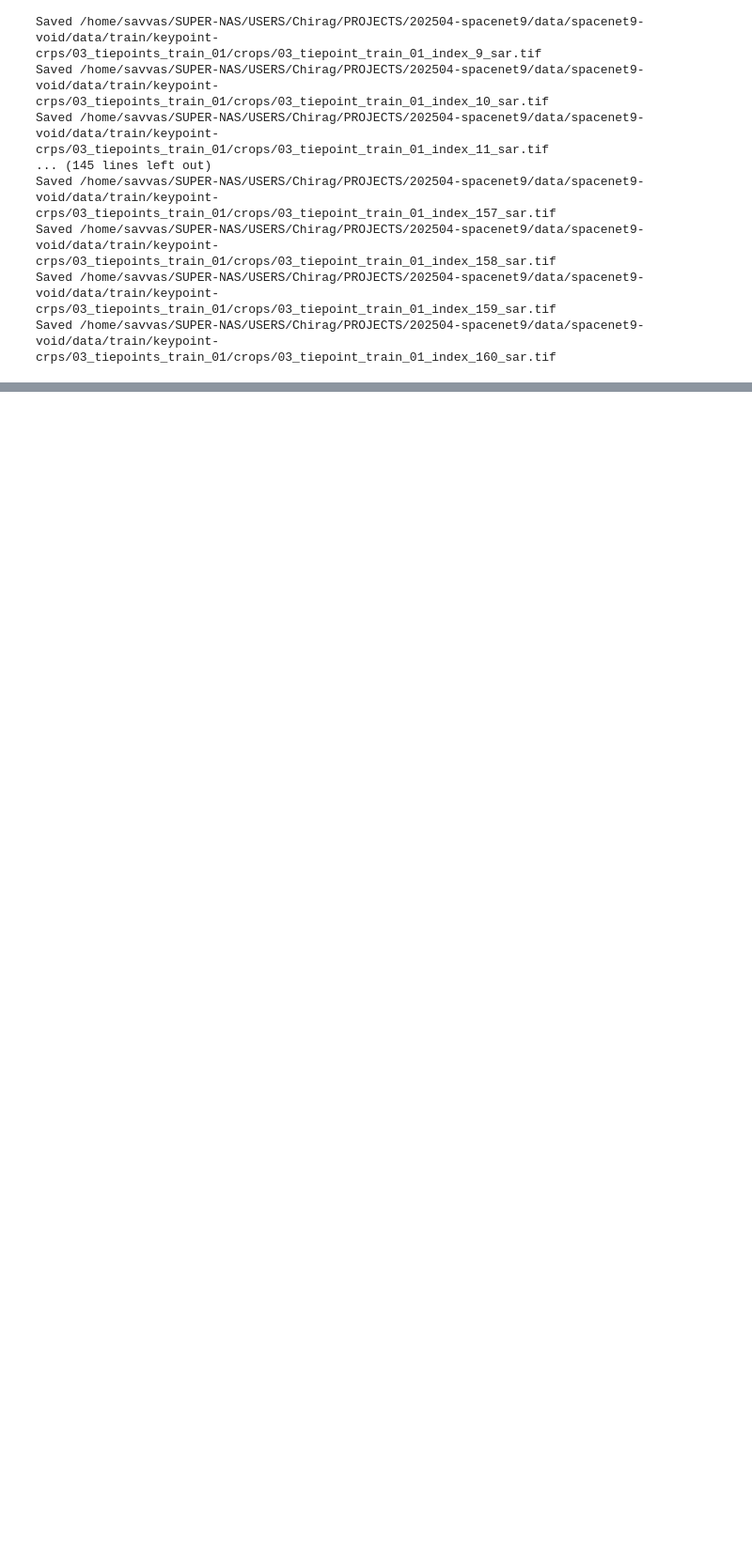
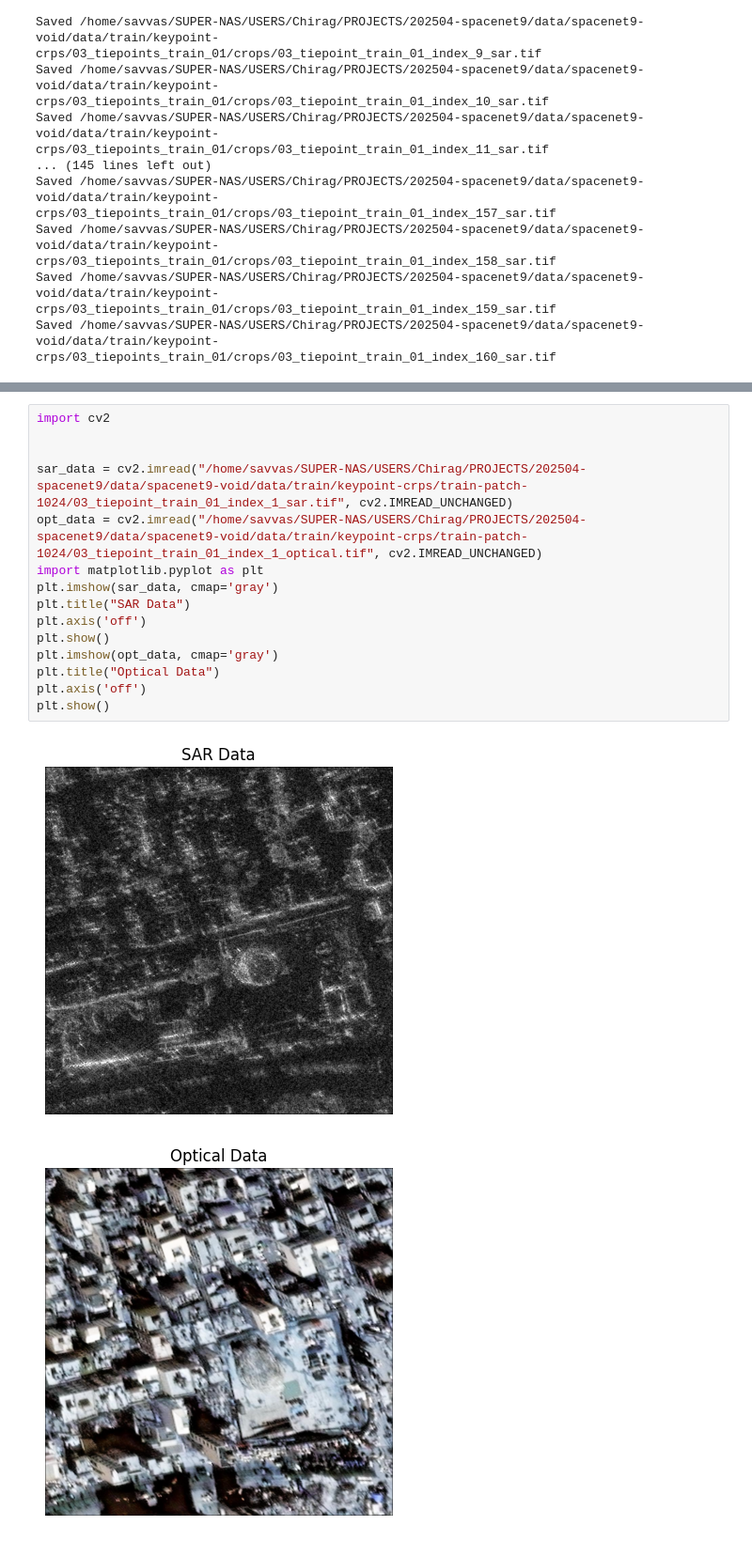
Before and after one commit to cpadubidri/spacenet9-void, a Jupyter notebook: src/dataprep/prepare.ipynb, the cells around one changed output, grey strips where cells are left out. Shown at 94% size. Saved outputs shown, nothing was run; the diff lists cells and outputs as text; blank space fills up the shorter version.

Commit message:
Add data prep notebook files

```diff
--- a/src/dataprep/prepare.ipynb
+++ b/src/dataprep/prepare.ipynb
@@ -273,0 +335,18 @@ Saved /home/savvas/SUPER-NAS/USERS/Chirag/PROJECTS/202504-spacenet9/data/spacene
+# %%
+import cv2
+
+
+sar_data = cv2.imread("/home/savvas/SUPER-NAS/USERS/Chirag/PROJECTS/202504-spacenet9/data/spacenet9-void/data/train/keypoint-crps/train-patch-1024/03_tiepoint_train_01_index_1_sar.tif", cv2.IMREAD_UNCHANGED)
+opt_data = cv2.imread("/home/savvas/SUPER-NAS/USERS/Chirag/PROJECTS/202504-spacenet9/data/spacenet9-void/data/train/keypoint-crps/train-patch-1024/03_tiepoint_train_01_index_1_optical.tif", cv2.IMREAD_UNCHANGED)
+import matplotlib.pyplot as plt
+plt.imshow(sar_data, cmap='gray')
+plt.title("SAR Data")
+plt.axis('off')
+plt.show()
+plt.imshow(opt_data, cmap='gray')
+plt.title("Optical Data")
+plt.axis('off')
+plt.show()
+# %% [output]
+[figure, added]
+[figure, added]
```
Also changed, not shown: parts of 3 cells of this notebook, 1 other file.
